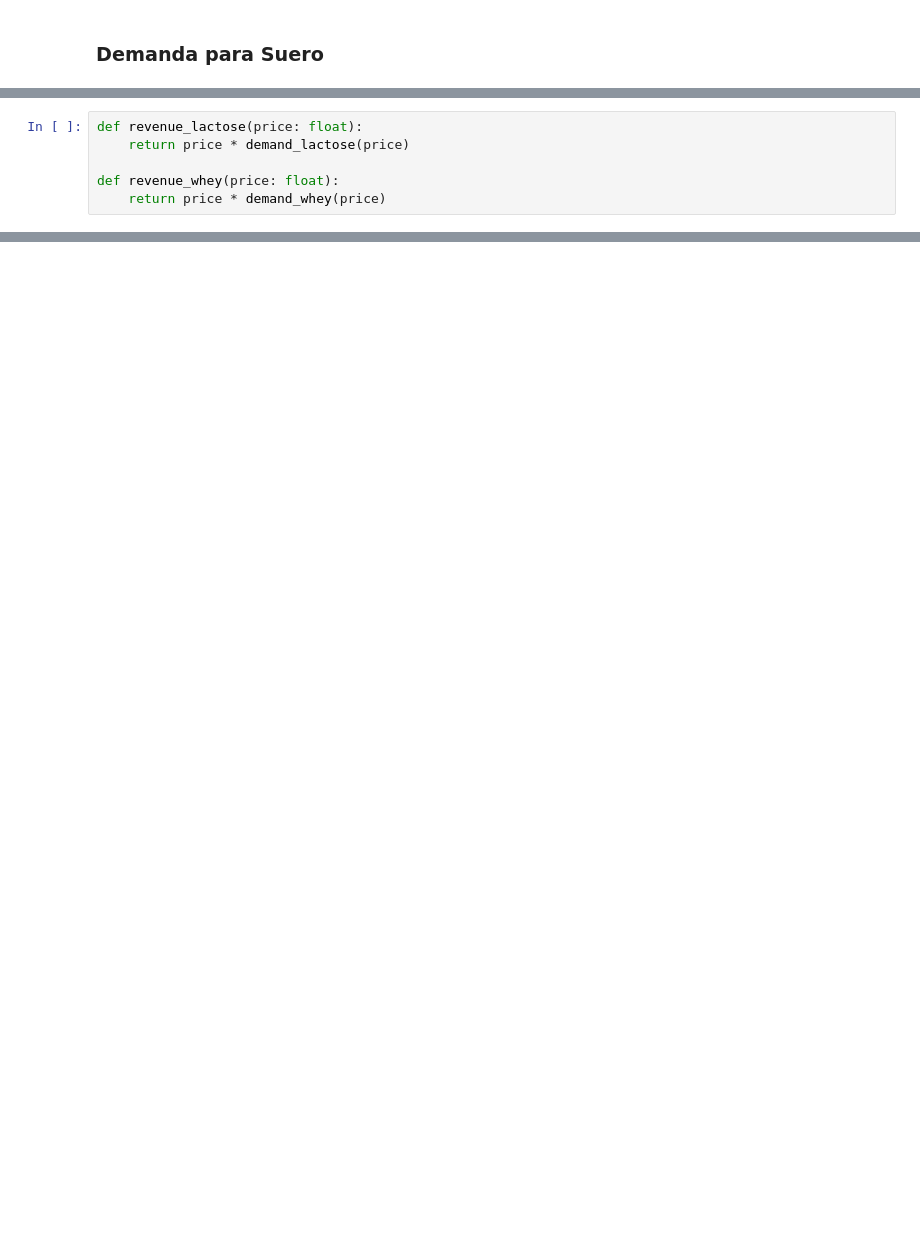
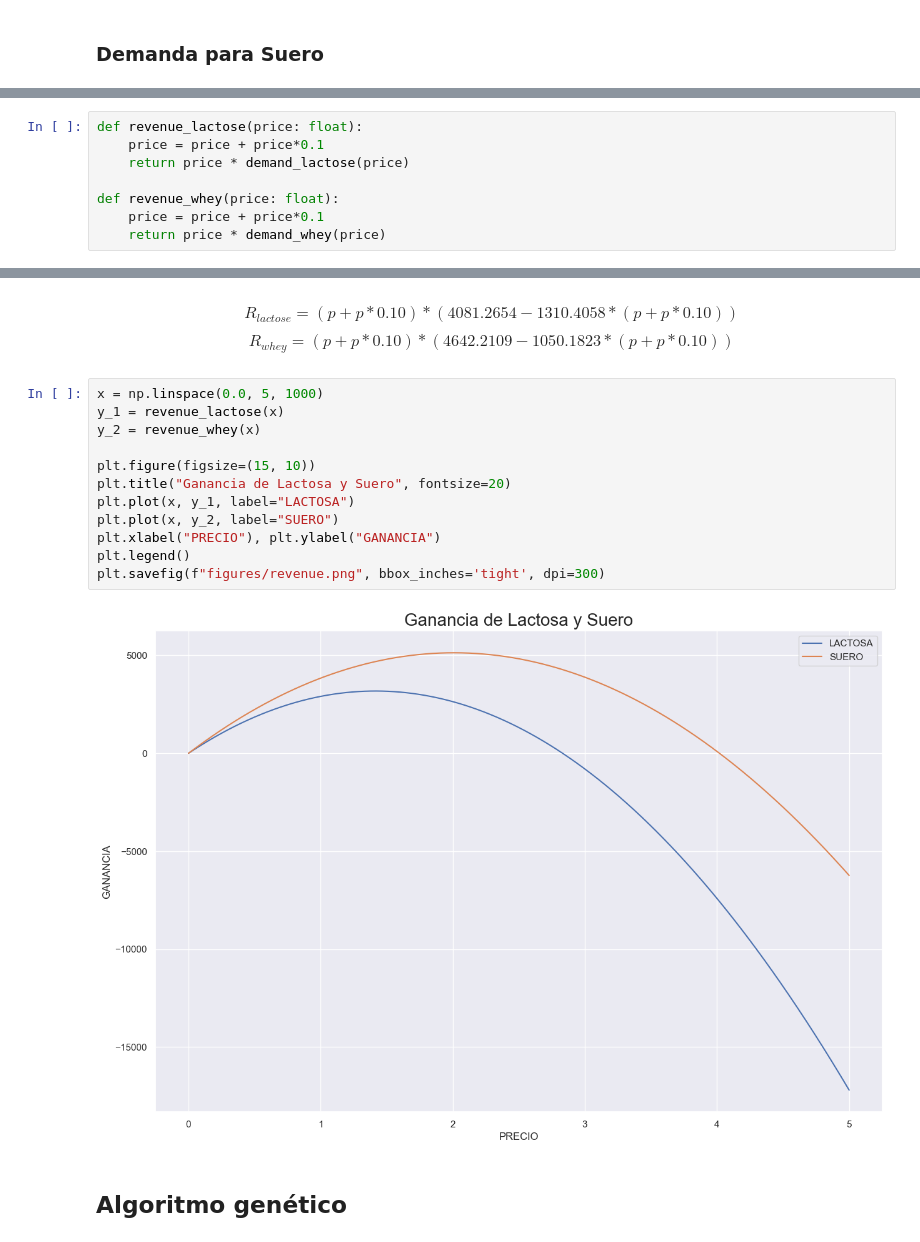
Before and after one commit to EnriqueMC557/426-MCI16-AlgoritmosMetaheuristicos, a Jupyter notebook: E2/E2_EnriqueMenaCamilo.ipynb, the cells around one changed output, grey strips where cells are left out. Cells and saved outputs as stored; diff of their text form; blank space fills up the shorter version.

```diff
--- a/E2/E2_EnriqueMenaCamilo.ipynb
+++ b/E2/E2_EnriqueMenaCamilo.ipynb
@@ -233,6 +249,8 @@ plt.savefig(f"figures/demanda_suero.png", bbox_inches='tight', dpi=300)
 # %%
 def revenue_lactose(price: float):
+    price = price + price*0.1
     return price * demand_lactose(price)
 
 def revenue_whey(price: float):
+    price = price + price*0.1
     return price * demand_whey(price)
@@ -241,0 +257,19 @@ $$R_{whey}=p*(4809.4185 - 633.3979p)$$
+# %% [markdown]
+$$R_{lactose}=(p + p*0.10)*(4081.2654 - 1310.4058*(p + p*0.10))$$
+$$R_{whey}=(p + p*0.10)*(4642.2109 - 1050.1823*(p + p*0.10))$$
+# %%
+x = np.linspace(0.0, 5, 1000)
+y_1 = revenue_lactose(x)
+y_2 = revenue_whey(x)
+
+plt.figure(figsize=(15, 10))
+plt.title("Ganancia de Lactosa y Suero", fontsize=20)
+plt.plot(x, y_1, label="LACTOSA")
+plt.plot(x, y_2, label="SUERO")
+plt.xlabel("PRECIO"), plt.ylabel("GANANCIA")
+plt.legend()
+plt.savefig(f"figures/revenue.png", bbox_inches='tight', dpi=300)
+# %% [output]
+[figure, added]
+# %% [markdown]
+## Algoritmo genético
```
Also changed, not shown: parts of 23 cells of this notebook, 5 other files.
